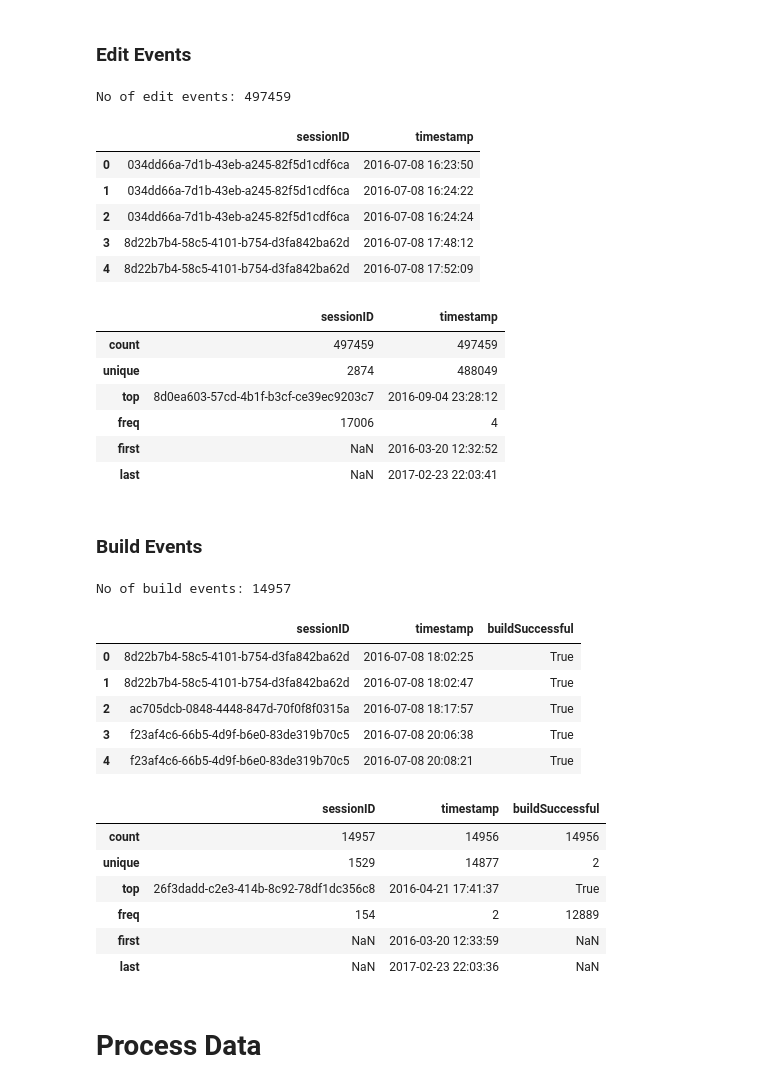
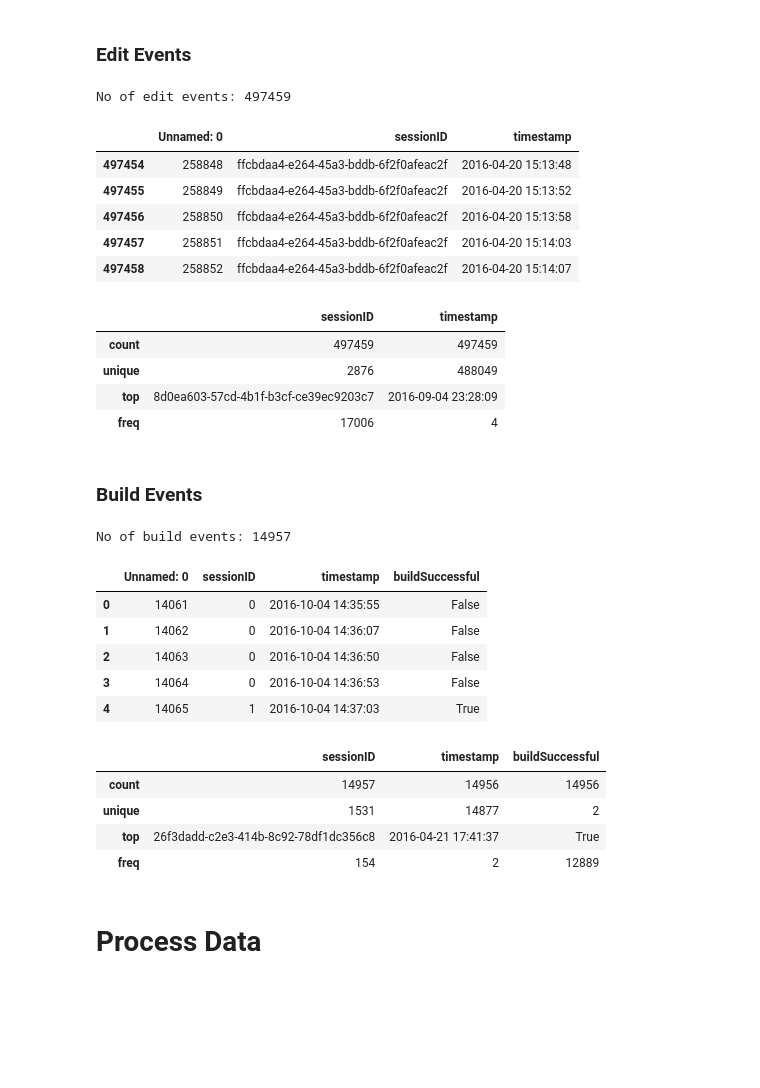
Before and after one commit to sesi200/bigdataanalytics-project, a Jupyter notebook: analysis/edit_since_successful_build.ipynb, the cells around one changed output. Drawn from its saved outputs; the diff is of its cells as text; code cells hidden in the pictures; blank space fills up the shorter version.

```diff
--- a/analysis/edit_since_successful_build.ipynb
+++ b/analysis/edit_since_successful_build.ipynb
@@ -9,38 +11,36 @@ import numpy as np
 # Import cleaned Data
 # %%
 #if cleaned csv available
-editEvents = pd.read_csv("data/editEvents.csv")
-buildEvents = pd.read_csv("data/buildEvents.csv")
+editEvents = pd.read_csv("data/df_edit.csv")
+buildEvents = pd.read_csv("data/df_build.csv")
 # else run script ()
-def parse_timestamp(time):
-    if type(time) is str:
-        time = time.split('.')[0]
-        return pd.Timestamp(time)
-buildEvents['timestamp']=buildEvents['timestamp'].apply(parse_timestamp)
-editEvents['timestamp']=editEvents['timestamp'].apply(parse_timestamp)
+#def parse_timestamp(time):
+#    if type(time) is str:
+#        time = time.split('.')[0]
+#        return pd.Timestamp(time)
+#buildEvents['timestamp']=buildEvents['timestamp'].apply(parse_timestamp)
+#editEvents['timestamp']=editEvents['timestamp'].apply(parse_timestamp)
 # %% [markdown]
 ### Edit Events
 # %%
 print(f'No of edit events: {len(editEvents)}')
-editEvents.head()
+editEvents.tail()
 # %% [output]
 No of edit events: 497459
-|  | sessionID | timestamp |
-| 0 | 034dd66a-7d1b-43eb-a245-82f5d1cdf6ca | 2016-07-08 16:23:50 |
-| 1 | 034dd66a-7d1b-43eb-a245-82f5d1cdf6ca | 2016-07-08 16:24:22 |
-| 2 | 034dd66a-7d1b-43eb-a245-82f5d1cdf6ca | 2016-07-08 16:24:24 |
-| 3 | 8d22b7b4-58c5-4101-b754-d3fa842ba62d | 2016-07-08 17:48:12 |
-| 4 | 8d22b7b4-58c5-4101-b754-d3fa842ba62d | 2016-07-08 17:52:09 |
+|  | Unnamed: 0 | sessionID | timestamp |
+| 497454 | 258848 | ffcbdaa4-e264-45a3-bddb-6f2f0afeac2f | 2016-04-20 15:13:48 |
+| 497455 | 258849 | ffcbdaa4-e264-45a3-bddb-6f2f0afeac2f | 2016-04-20 15:13:52 |
+| 497456 | 258850 | ffcbdaa4-e264-45a3-bddb-6f2f0afeac2f | 2016-04-20 15:13:58 |
+| 497457 | 258851 | ffcbdaa4-e264-45a3-bddb-6f2f0afeac2f | 2016-04-20 15:14:03 |
+| 497458 | 258852 | ffcbdaa4-e264-45a3-bddb-6f2f0afeac2f | 2016-04-20 15:14:07 |
 # %%
-editEvents.describe()
+editEvents[["sessionID","timestamp"]].describe()
 # %% [output]
 |  | sessionID | timestamp |
 | count | 497459 | 497459 |
-| unique | 2874 | 488049 |
-| top | 8d0ea603-57cd-4b1f-b3cf-ce39ec9203c7 | 2016-09-04 23:28:12 |
+| unique | 2876 | 488049 |
+| top | 8d0ea603-57cd-4b1f-b3cf-ce39ec9203c7 | 2016-09-04 23:28:09 |
 | freq | 17006 | 4 |
-| first | NaN | 2016-03-20 12:32:52 |
-| last | NaN | 2017-02-23 22:03:41 |
 # %% [markdown]
 ### Build Events
 # %%
@@ -48,22 +48,20 @@ print(f'No of build events: {len(buildEvents)}')
 buildEvents.head()
 # %% [output]
 No of build events: 14957
-|  | sessionID | timestamp | buildSuccessful |
-| 0 | 8d22b7b4-58c5-4101-b754-d3fa842ba62d | 2016-07-08 18:02:25 | True |
-| 1 | 8d22b7b4-58c5-4101-b754-d3fa842ba62d | 2016-07-08 18:02:47 | True |
-| 2 | ac705dcb-0848-4448-847d-70f0f8f0315a | 2016-07-08 18:17:57 | True |
-| 3 | f23af4c6-66b5-4d9f-b6e0-83de319b70c5 | 2016-07-08 20:06:38 | True |
-| 4 | f23af4c6-66b5-4d9f-b6e0-83de319b70c5 | 2016-07-08 20:08:21 | True |
+|  | Unnamed: 0 | sessionID | timestamp | buildSuccessful |
+| 0 | 14061 | 0 | 2016-10-04 14:35:55 | False |
+| 1 | 14062 | 0 | 2016-10-04 14:36:07 | False |
+| 2 | 14063 | 0 | 2016-10-04 14:36:50 | False |
+| 3 | 14064 | 0 | 2016-10-04 14:36:53 | False |
+| 4 | 14065 | 1 | 2016-10-04 14:37:03 | True |
 # %%
-buildEvents.describe()
+buildEvents[["sessionID","timestamp","buildSuccessful"]].describe()
 # %% [output]
 |  | sessionID | timestamp | buildSuccessful |
 | count | 14957 | 14956 | 14956 |
-| unique | 1529 | 14877 | 2 |
+| unique | 1531 | 14877 | 2 |
 | top | 26f3dadd-c2e3-414b-8c92-78df1dc356c8 | 2016-04-21 17:41:37 | True |
 | freq | 154 | 2 | 12889 |
-| first | NaN | 2016-03-20 12:33:59 | NaN |
-| last | NaN | 2017-02-23 22:03:36 | NaN |
 # %% [markdown]
 # Process Data
 # %% [markdown]
```
Also changed, not shown: parts of 18 cells of this notebook.
